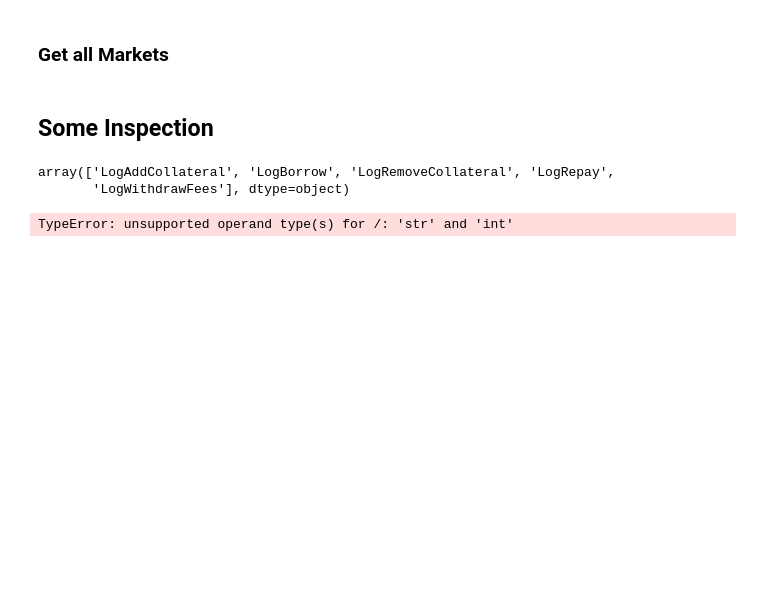
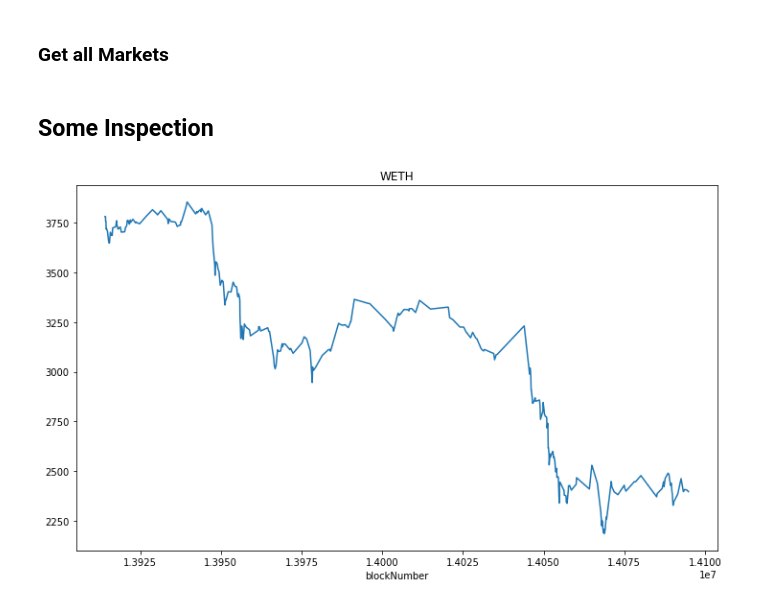
Before and after one commit to popcorndao/stablecoin-metrics, a Jupyter notebook: notebooks/Stablecoin_MIM_exposure.ipynb, the cells around one changed output. Drawn from its saved outputs; the diff is of its cells as text; code cells hidden in the pictures; blank space fills up the shorter version.

```diff
--- a/notebooks/Stablecoin_MIM_exposure.ipynb
+++ b/notebooks/Stablecoin_MIM_exposure.ipynb
@@ -221,0 +40,29 @@ for i, (network, markets) in enumerate(all_markets.items()):
+# %%
+def get_events_dataframe(chain_name, chain_id, market, event_name, event_args, deploy_address, token_address, token_decimals, deprecated, verbose=True):
+    if verbose:
+        print(event_name)
+    evts = getattr(cauldron_contract.events, event_name).createFilter(fromBlock='earliest', toBlock='latest').get_all_entries()
+    temp_df = pd.DataFrame(data={
+        arg: [e["args"][arg] for e in evts]
+        for arg in event_args})
+    temp_df["token"] = market["coin"]
+    temp_df["event"] = event_name
+    temp_df["chainName"] = chain_name
+    temp_df["chainId"] = chain_id
+    temp_df["cauldronAddress"] = deploy_address
+    temp_df["tokenAddress"] = token_address
+    temp_df["token_decimals"] = token_decimals
+    temp_df["deprecatedMarket"] = deprecated
+    temp_df["blockNumber"] = np.array([e["blockNumber"] for e in evts], dtype=int)
+    temp_df["transactionIndex"] = np.array([e["transactionIndex"] for e in evts], dtype=int)
+    return temp_df
+
+def merge_into_df(df, right_df, deep=True):
+    try:
+        if deep:
+            return df.merge(right_df, how="outer").copy()
+        return df.merge(right_df, how="outer")
+    except:
+        if deep:
+            return df.append(right_df, ignore_index=True).copy()
+        return df.append(right_df, ignore_index=True)
@@ -241,6 +127,0 @@ rm_col_df = all_events_on_markets_df[all_events_on_markets_df.event=="LogRemoveC
-# %%
-## the event types
-all_events_on_markets_df.event.unique()
-# %% [output]
-array(['LogAddCollateral', 'LogBorrow', 'LogRemoveCollateral', 'LogRepay',
-       'LogWithdrawFees'], dtype=object)
@@ -250,4 +128,12 @@ all_assets = all_events_on_markets_df.token.unique()
-# %%
-int(np.ceil(all_assets/3))
-# %% [output]
-TypeError: unsupported operand type(s) for /: 'str' and 'int'
+# %%
+token = "WETH"
+df_fltrd = df[(df.token==token) & (df.event=="LogExchangeRate")]
+plt.plot(df_fltrd["blockNumber"].values, 1 / (df_fltrd["rate"].values / np.power(10, df_fltrd["token_decimals"].values)))
+ax = plt.gca()
+ax.set(title=token, xlabel='blockNumber')
+fg = plt.gcf()
+fg.set_figwidth(12)
+fg.set_figheight(7)
+plt.show()
+# %% [output]
+[figure, added]
```
Also changed, not shown: parts of 34 cells of this notebook.
